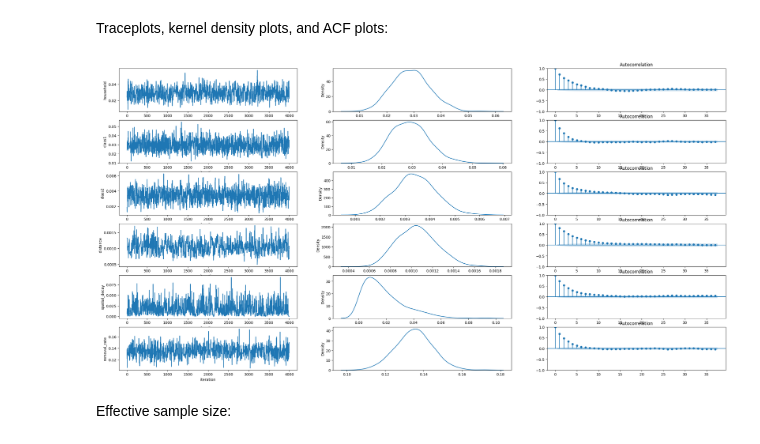
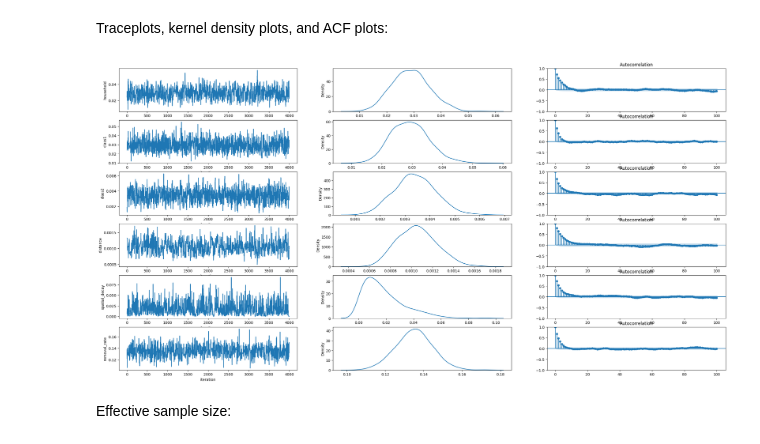
Before and after one commit to gem-epidemics/colab, a Jupyter notebook: iddinf/mcmc_case_study.ipynb, the cells around one changed output. Drawn from its saved outputs; the diff is of its cells as text; code cells hidden in the pictures.

```diff
--- a/iddinf/mcmc_case_study.ipynb
+++ b/iddinf/mcmc_case_study.ipynb
@@ -393,4 +393,4 @@ def sampler1(seed):
         seed=seed,
     )
 
-samples, info = sampler1(jax.random.key(42))
+%time samples, info = sampler1(jax.random.key(42))
@@ -424,15 +427,15 @@ Traceplots, kernel density plots, and ACF plots:
 # %%
 fig, axs = plt.subplots(len(info), 3, figsize=(5*len(info), 15))
 
 for s, n, a in zip(samples, param_names, axs):
     s_ = s[1000:] # remove burnin
     a[0].plot(s_, label=n)
     a[0].set_ylabel(n)
     a[0].set_xlabel("iteration")
     sns.kdeplot(s_, ax=a[1], bw_adjust=1.5) # inflate bandwidth because of 0.44 acceptance rate
-    plot_acf(s_, ax=a[2])
+    plot_acf(s_, ax=a[2], lags=100)
 # %% [output]
-[figure, old version]
+[figure, new version]
 # %% [markdown]
 Effective sample size:
 # %%
```
Also changed, not shown: parts of 11 cells of this notebook, 9 other files.
